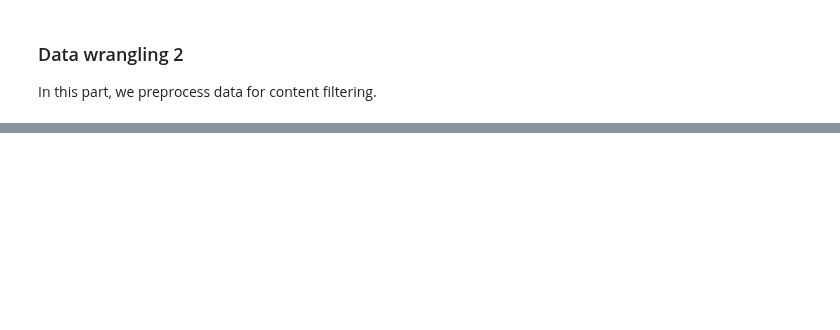
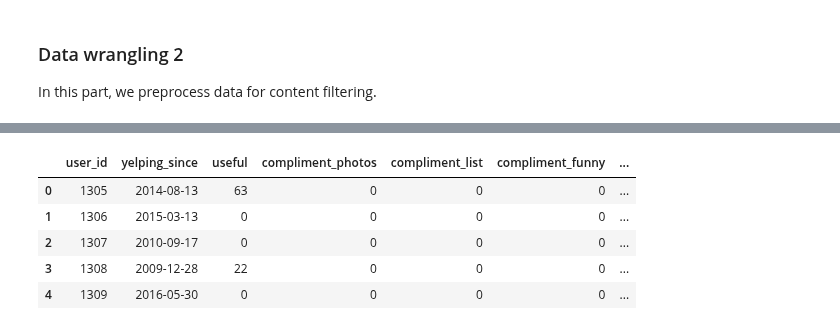
Before and after one commit to xuwd11/Recommender_Systems, a Jupyter notebook: 02_data_wrangling_2.ipynb, the cells around one changed output, grey strips where cells are left out. Saved outputs shown, nothing was run; the diff lists cells and outputs as text; code cells hidden in the pictures; blank space fills up the shorter version.

```diff
--- a/02_data_wrangling_2.ipynb
+++ b/02_data_wrangling_2.ipynb
@@ -60,0 +127,9 @@ array([0, 1], dtype=int64)
+# %%
+df_user.head()
+# %% [output]
+|  | user_id | yelping_since | useful | compliment_photos | compliment_list | compliment_funny | ... |
+| 0 | 1305 | 2014-08-13 | 63 | 0 | 0 | 0 | ... |
+| 1 | 1306 | 2015-03-13 | 0 | 0 | 0 | 0 | ... |
+| 2 | 1307 | 2010-09-17 | 0 | 0 | 0 | 0 | ... |
+| 3 | 1308 | 2009-12-28 | 22 | 0 | 0 | 0 | ... |
+| 4 | 1309 | 2016-05-30 | 0 | 0 | 0 | 0 | ... |
```
Also changed, not shown: parts of 7 cells of this notebook, 11 other files.
